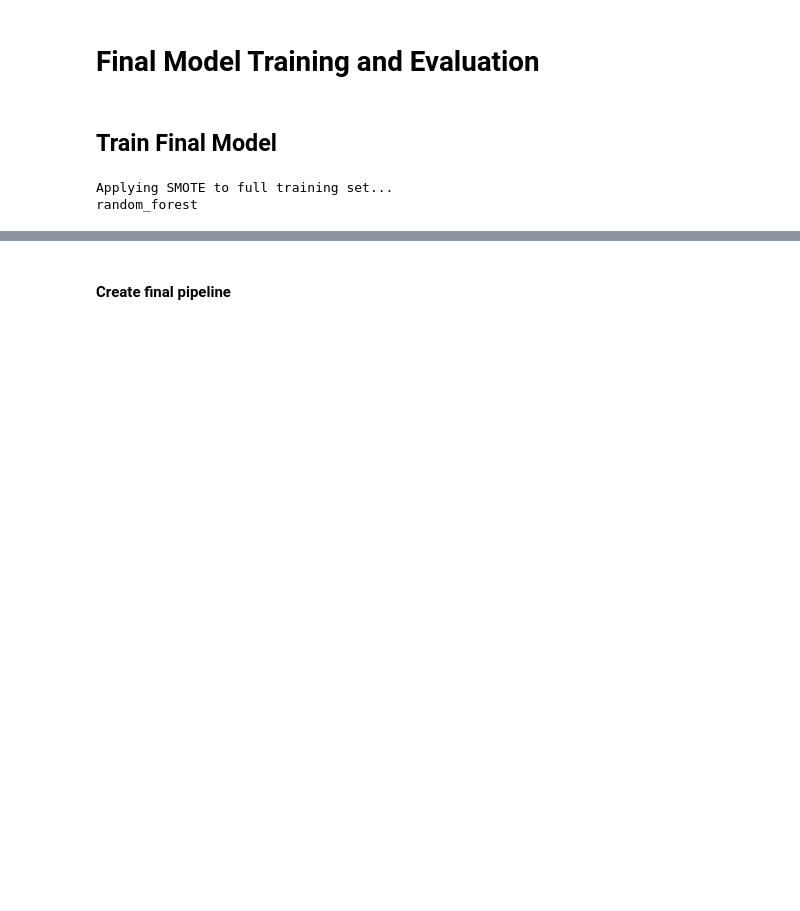
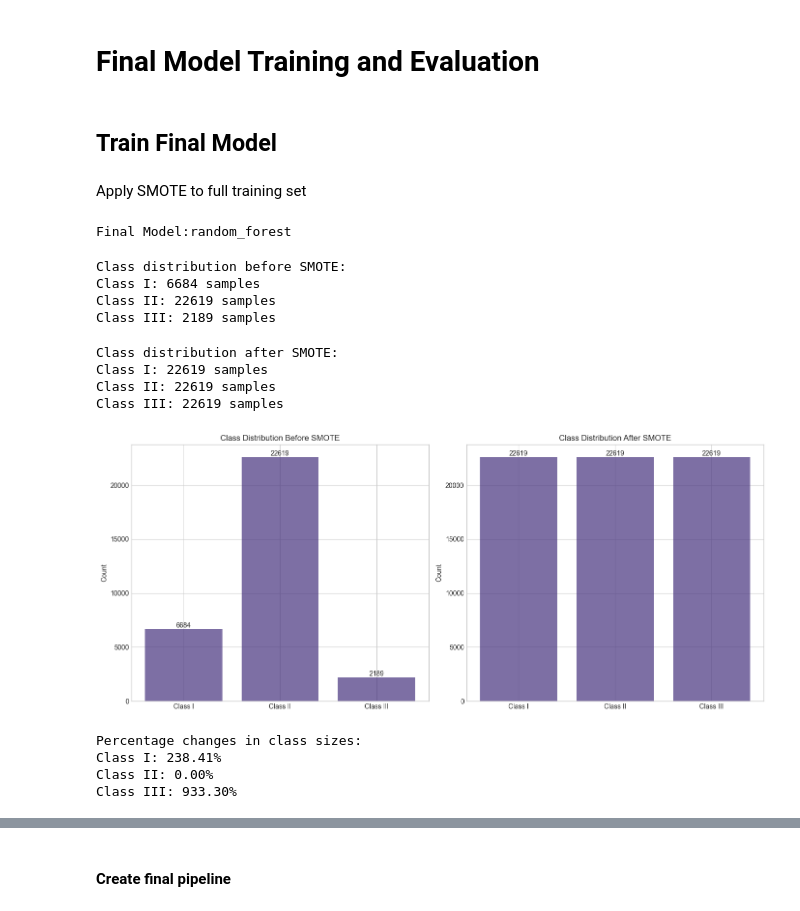
Before and after one commit to PareesaK/Improving-Recall-Effectiveness, a Jupyter notebook: code_library/Modeling.ipynb, the cells around one changed output, grey strips where cells are left out. Cells and saved outputs as stored; diff of their text form; code cells hidden in the pictures; blank space fills up the shorter version.

Commit message:
added SMOTE visualization

```diff
--- a/code_library/Modeling.ipynb
+++ b/code_library/Modeling.ipynb
@@ -644,13 +507,84 @@ best_config = best_configs[best_model_name]['config']
 best_params = {k.replace('model__', ''): v for k, v in best_config['parameters'].items()}
 # %% [markdown]
 ## Train Final Model
+# %% [markdown]
+Apply SMOTE to full training set
 # %%
 # Apply SMOTE to full training set
-print("Applying SMOTE to full training set...")
 sm = SMOTE(random_state=42)
 X_train_resampled, y_train_resampled = sm.fit_resample(X_train, y_train_encoded)
 
-print(f"{best_model_name}")
+print(f"Final Model:{best_model_name}")
 # %% [output]
-Applying SMOTE to full training set...
-random_forest
+Final Model:random_forest
+# %%
+# Calculate class distribution before SMOTE
+original_counter = Counter(y_train_encoded)
+print("Class distribution before SMOTE:")
+for i, class_name in enumerate(class_names):
+    print(f"{class_name}: {original_counter[i]} samples")
+# %% [output]
+Class distribution before SMOTE:
+Class I: 6684 samples
+Class II: 22619 samples
+Class III: 2189 samples
+# %%
+# Calculate class distribution after SMOTE
+resampled_counter = Counter(y_train_resampled)
+print("\nClass distribution after SMOTE:")
+for i, class_name in enumerate(class_names):
+    print(f"{class_name}: {resampled_counter[i]} samples")
+# %% [output]
+Class distribution after SMOTE:
+Class I: 22619 samples
+Class II: 22619 samples
+Class III: 22619 samples
+# %%
+# Visualize the class distribution before and after SMOTE
+plt.figure(figsize=(14, 6))
+
+# Before SMOTE
+plt.subplot(1, 2, 1)
+before_counts = [original_counter[i] for i in range(len(class_names))]
+bars = plt.bar(class_names, before_counts, alpha=0.7)
+plt.title('Class Distribution Before SMOTE')
+plt.ylabel('Count')
+for bar in bars:
+    height = bar.get_height()
+    plt.text(bar.get_x() + bar.get_width()/2., height + 0.1,
+            f'{height}', ha='center', va='bottom')
+
+# After SMOTE
+plt.subplot(1, 2, 2)
+after_counts = [resampled_counter[i] for i in range(len(class_names))]
+bars = plt.bar(class_names, after_counts, alpha=0.7)
+plt.title('Class Distribution After SMOTE')
+plt.ylabel('Count')
+for bar in bars:
+    height = bar.get_height()
+    plt.text(bar.get_x() + bar.get_width()/2., height + 0.1,
+            f'{height}', ha='center', va='bottom')
+
+plt.tight_layout()
+plt.savefig(f'results/{dataset_type}/smote_class_distribution.png', dpi=300)
+plt.show()
+plt.close()
+# %% [output]
+[figure, added]
+# %%
+# Calculate percentage increase for each class
+percentage_changes = {}
+for i, class_name in enumerate(class_names):
+    original = original_counter[i]
+    resampled = resampled_counter[i]
+    pct_change = ((resampled - original) / original) * 100
+    percentage_changes[class_name] = pct_change
+
+print("\nPercentage changes in class sizes:")
+for class_name, pct_change in percentage_changes.items():
+    print(f"{class_name}: {pct_change:.2f}%")
+# %% [output]
+Percentage changes in class sizes:
+Class I: 238.41%
+Class II: 0.00%
+Class III: 933.30%
```
Also changed, not shown: parts of 45 cells of this notebook.
